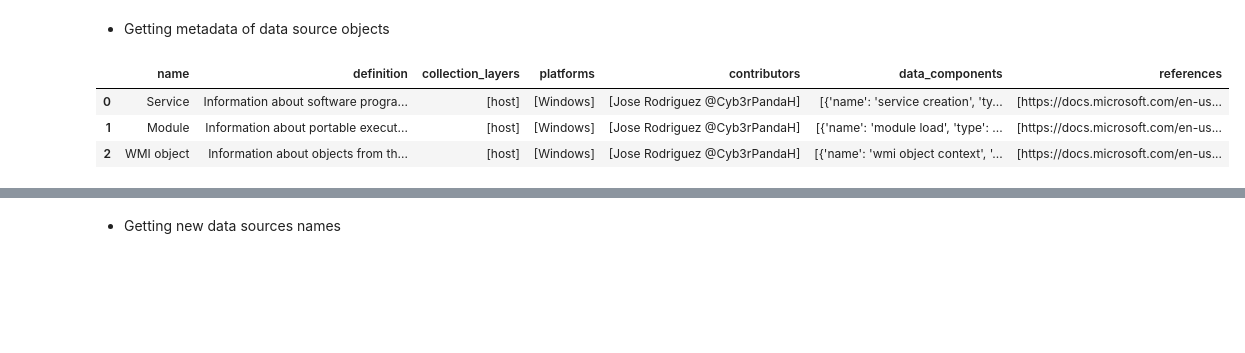
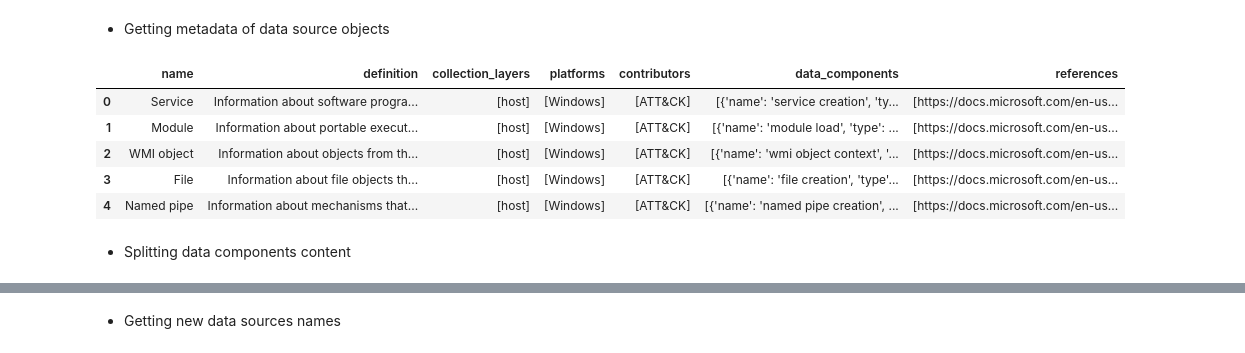
Before and after one commit to mitre-attack/attack-datasources, a Jupyter notebook: DataSourcesDefinition.ipynb, the cells around one changed output, grey strips where cells are left out. Drawn from its saved outputs; the diff is of its cells as text; code cells hidden in the pictures; blank space fills up the shorter version.

```diff
--- a/DataSourcesDefinition.ipynb
+++ b/DataSourcesDefinition.ipynb
@@ -32,10 +30,6 @@ from attackcti import attack_client
 # Importing library to manipulate data
 import pandas as pd
 from pandas import json_normalize
-
-# Do not truncate Pandas output
-pd.set_option('display.max_colwidth', None)
-pd.set_option('max_rows', None)
 # %% [markdown]
 * Getting (sub)techniques
 # %%
@@ -89,12 +80,16 @@ import yaml
 # %%
 filePath = 'attack_data_sources.yaml'
 yamlFile = open(filePath, 'r')
 metadata = yaml.safe_load(yamlFile)
 metadata = json_normalize(metadata)
 yamlFile.close()
-metadata.head(3)
+metadata.head()
 # %% [output]
 |  | name | definition | collection_layers | platforms | contributors | data_components | references |
-| 0 | Service | Information about software progra... | [host] | [Windows] | [Jose Rodriguez @Cyb3rPandaH] | [{'name': 'service creation', 'ty... | [https://docs.microsoft.com/en-us... |
-| 1 | Module | Information about portable execut... | [host] | [Windows] | [Jose Rodriguez @Cyb3rPandaH] | [{'name': 'module load', 'type': ... | [https://docs.microsoft.com/en-us... |
-| 2 | WMI object | Information about objects from th... | [host] | [Windows] | [Jose Rodriguez @Cyb3rPandaH] | [{'name': 'wmi object context', '... | [https://docs.microsoft.com/en-us... |
+| 0 | Service | Information about software progra... | [host] | [Windows] | [ATT&CK] | [{'name': 'service creation', 'ty... | [https://docs.microsoft.com/en-us... |
+| 1 | Module | Information about portable execut... | [host] | [Windows] | [ATT&CK] | [{'name': 'module load', 'type': ... | [https://docs.microsoft.com/en-us... |
+| 2 | WMI object | Information about objects from th... | [host] | [Windows] | [ATT&CK] | [{'name': 'wmi object context', '... | [https://docs.microsoft.com/en-us... |
+| 3 | File | Information about file objects th... | [host] | [Windows] | [ATT&CK] | [{'name': 'file creation', 'type'... | [https://docs.microsoft.com/en-us... |
+| 4 | Named pipe | Information about mechanisms that... | [host] | [Windows] | [ATT&CK] | [{'name': 'named pipe creation', ... | [https://docs.microsoft.com/en-us... |
+# %% [markdown]
+* Splitting data components content
```
Also changed, not shown: parts of 26 cells of this notebook.
